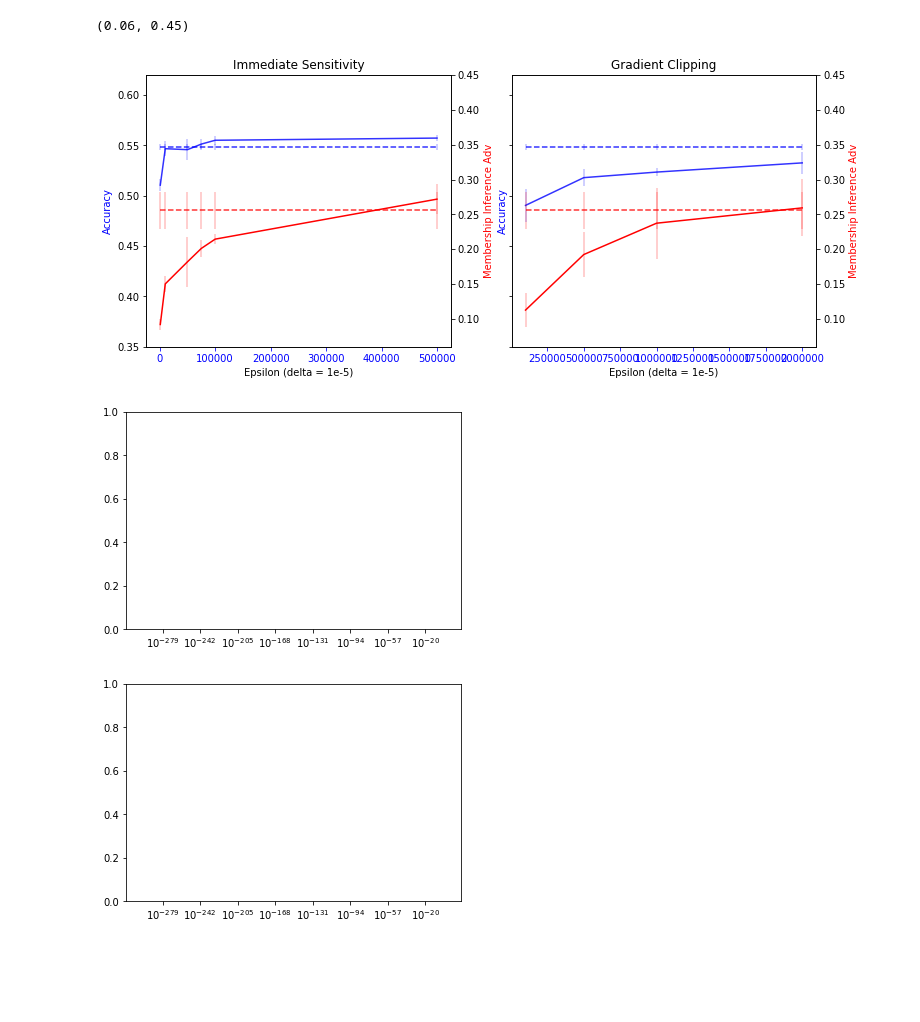
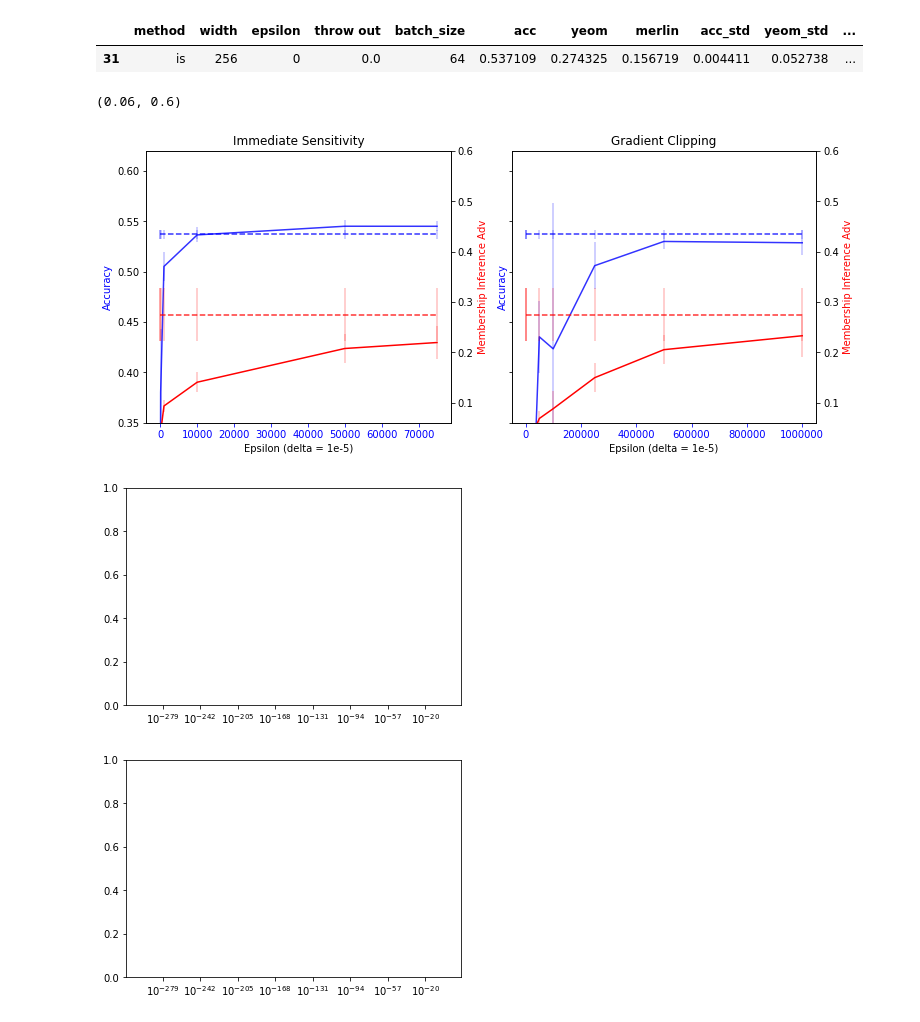
Before and after one commit to twosixlabs/csl, a Jupyter notebook: experiments/immediate_sensitivity/tex_mult_analysis.ipynb, the cells around one changed output. Drawn from its saved outputs; the diff is of its cells as text; code cells hidden in the pictures; blank space fills up the shorter version.

```diff
--- a/experiments/immediate_sensitivity/tex_mult_analysis.ipynb
+++ b/experiments/immediate_sensitivity/tex_mult_analysis.ipynb
@@ -7,7 +7,7 @@ import numpy as np
 import pandas as pd
 # %%
 idx_tups = []
-for file in glob.glob("../../data/texas/texas_m*"):
+for file in glob.glob("../../data/texas/texas_20m*"):
     f = pickle.load(open(file, 'rb'))
     accs = []
     advs = []
@@ -24,7 +24,7 @@ for file in glob.glob("../../data/texas/texas_m*"):
 
 
     var = file.split("_")[-5:]
-    if var[-5] == 'mb':
+    if var[-5] == '20mb' or var[-5] == 'mb':
         var[-5] = 'dp'
     else:
         var[-5] = 'is'
@@ -34,7 +34,9 @@ for file in glob.glob("../../data/texas/texas_m*"):
     var[-2] = float(var[-2]) if var[-2] != 'False' else False
 
     var.append(np.mean(accs))
+    var.append(np.max(accs))
     var.append(np.mean(advs))
+    var.append(np.max(advs))
     var.append(np.mean(merlin_advs))
     var.append(np.std(accs))
     var.append(np.std(advs))
@@ -62,3 +64,3 @@ for file in glob.glob("../../data/texas/texas_m*"):
 # %%
 ds = pd.DataFrame(idx_tups)
-ds.columns = ['method','width', 'epsilon', 'throw out', 'batch_size', 'acc', 'yeom', 'merlin', 'acc_std', 'yeom_std', 'merlin_std']
+ds.columns = ['method','width', 'epsilon', 'throw out', 'batch_size', 'acc','max_acc', 'yeom','max_yeom', 'merlin', 'acc_std', 'yeom_std', 'merlin_std']
@@ -167,22 +208,26 @@ def plot_against_eps(isd, dpd, arg, base=None, title="", ax1 = None):
         [cap.set_alpha(0.25) for cap in caps]
         return ax1
 # %%
-dps = ds[(ds['method'] == 'dp') & (ds['width'] == 256)].sort_values('epsilon')
-iss = ds[(ds['method'] == 'is') & (ds['epsilon'] != 0) & (ds['width'] == 256) & (ds['throw out'] == 0)].sort_values('epsilon')
-base = ds[ds['epsilon'] == 0]
+dps = ds[(ds['method'] == 'dp') & (ds['width'] == 256) & (ds['epsilon'] <= 1000000) & (ds['yeom'] < .3)].sort_values('epsilon')
+iss = ds[(ds['method'] == 'is') & (ds['epsilon'] != 0) & (ds['epsilon'] < 100000) & (ds['width'] == 256) & (ds['throw out'] == 0) & (ds['yeom'] < .3)].sort_values('epsilon')
+base = ds[(ds['epsilon'] == 0) & (ds['width'] == 256) & (ds['throw out'] == 0)]
+base
+# %% [output]
+|  | method | width | epsilon | throw out | batch_size | acc | yeom | merlin | acc_std | yeom_std | ... |
+| 31 | is | 256 | 0 | 0.0 | 64 | 0.537109 | 0.274325 | 0.156719 | 0.004411 | 0.052738 | ... |
 # %%
 fig, (ax1, ax2) = plt.subplots(1, 2, sharey=True)
 fig.set_size_inches(12, 5)
 x1, x2 = plot_noise_results(iss, base, 'Immediate Sensitivity', ax1)
 x3, x4 = plot_noise_results(dps, base, 'Gradient Clipping', ax2)
 
 x1.set_ylim(.35, .62)
 x3.set_ylim(.35, .62)
-x2.set_ylim(.06, .45)
-x4.set_ylim(.06, .45)
+x2.set_ylim(.06, .60)
+x4.set_ylim(.06, .60)
 # %% [output]
-(0.06, 0.45)
+(0.06, 0.6)
-[figure, old version]
+[figure, new version]
 [figure]
 [figure]
 # %%
```
Also changed, not shown: parts of 7 cells of this notebook, 16 other files.
